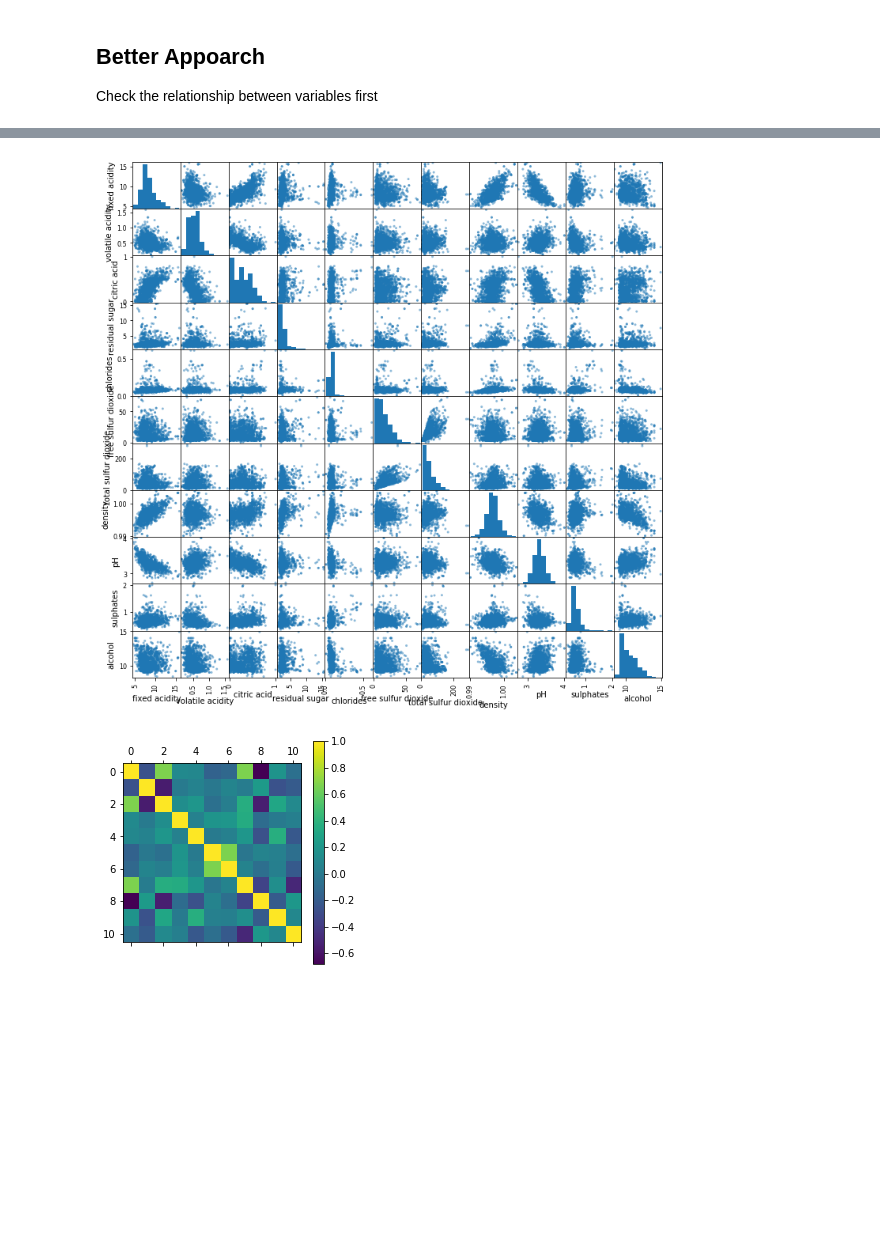
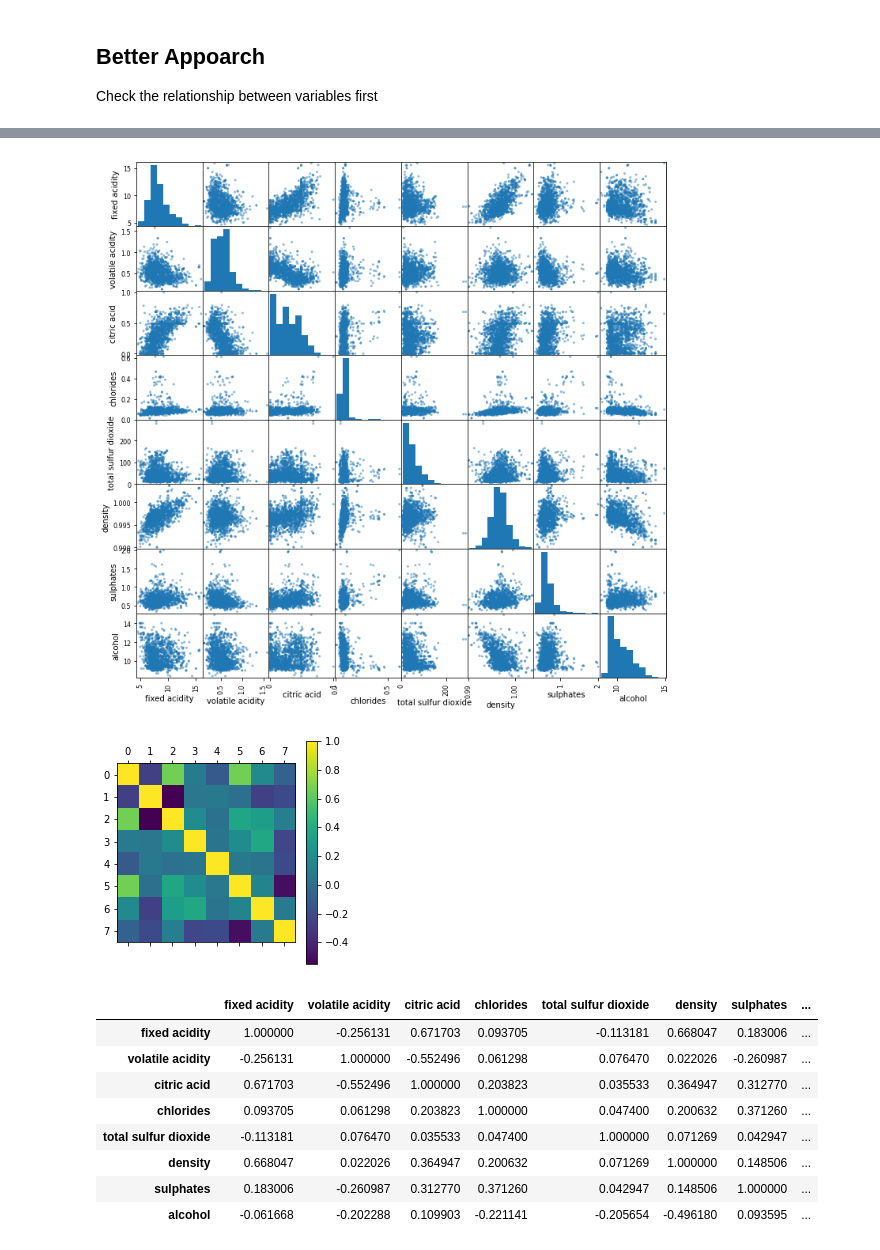
Before and after one commit to ntuananh/Machine-Learning-Journey, a Jupyter notebook: Regression.ipynb, the cells around one changed output, grey strips where cells are left out. Cells and saved outputs as stored; diff of their text form; code cells hidden in the pictures; blank space fills up the shorter version.

```diff
--- a/Regression.ipynb
+++ b/Regression.ipynb
@@ -135,0 +140,6 @@ X.corr()
+# %%
+X.pop('residual sugar')
+X.pop('free sulfur dioxide')
+X.pop('pH')
+X.pop('quality')
+X.head()
@@ -136,12 +153,24 @@ X.corr()
 # %%
+# now plot the scatter matrix between variables
 pd.plotting.scatter_matrix(X, figsize=(12,12))
 plt.show()
 # %% [output]
-[figure, old version]
+[figure, new version]
 # %%
 # plot correlation matrix
-plt.matshow(X.corr())
+corr_mt = X.corr()
+plt.matshow(corr_mt)
 plt.colorbar()
 plt.show()
+corr_mt
 # %% [output]
-[figure, old version]
+[figure, new version]
+|  | fixed acidity | volatile acidity | citric acid | chlorides | total sulfur dioxide | density | sulphates | ... |
+| fixed acidity | 1.000000 | -0.256131 | 0.671703 | 0.093705 | -0.113181 | 0.668047 | 0.183006 | ... |
+| volatile acidity | -0.256131 | 1.000000 | -0.552496 | 0.061298 | 0.076470 | 0.022026 | -0.260987 | ... |
+| citric acid | 0.671703 | -0.552496 | 1.000000 | 0.203823 | 0.035533 | 0.364947 | 0.312770 | ... |
+| chlorides | 0.093705 | 0.061298 | 0.203823 | 1.000000 | 0.047400 | 0.200632 | 0.371260 | ... |
+| total sulfur dioxide | -0.113181 | 0.076470 | 0.035533 | 0.047400 | 1.000000 | 0.071269 | 0.042947 | ... |
+| density | 0.668047 | 0.022026 | 0.364947 | 0.200632 | 0.071269 | 1.000000 | 0.148506 | ... |
+| sulphates | 0.183006 | -0.260987 | 0.312770 | 0.371260 | 0.042947 | 0.148506 | 1.000000 | ... |
+| alcohol | -0.061668 | -0.202288 | 0.109903 | -0.221141 | -0.205654 | -0.496180 | 0.093595 | ... |
```
Also changed, not shown: parts of 7 cells of this notebook.
